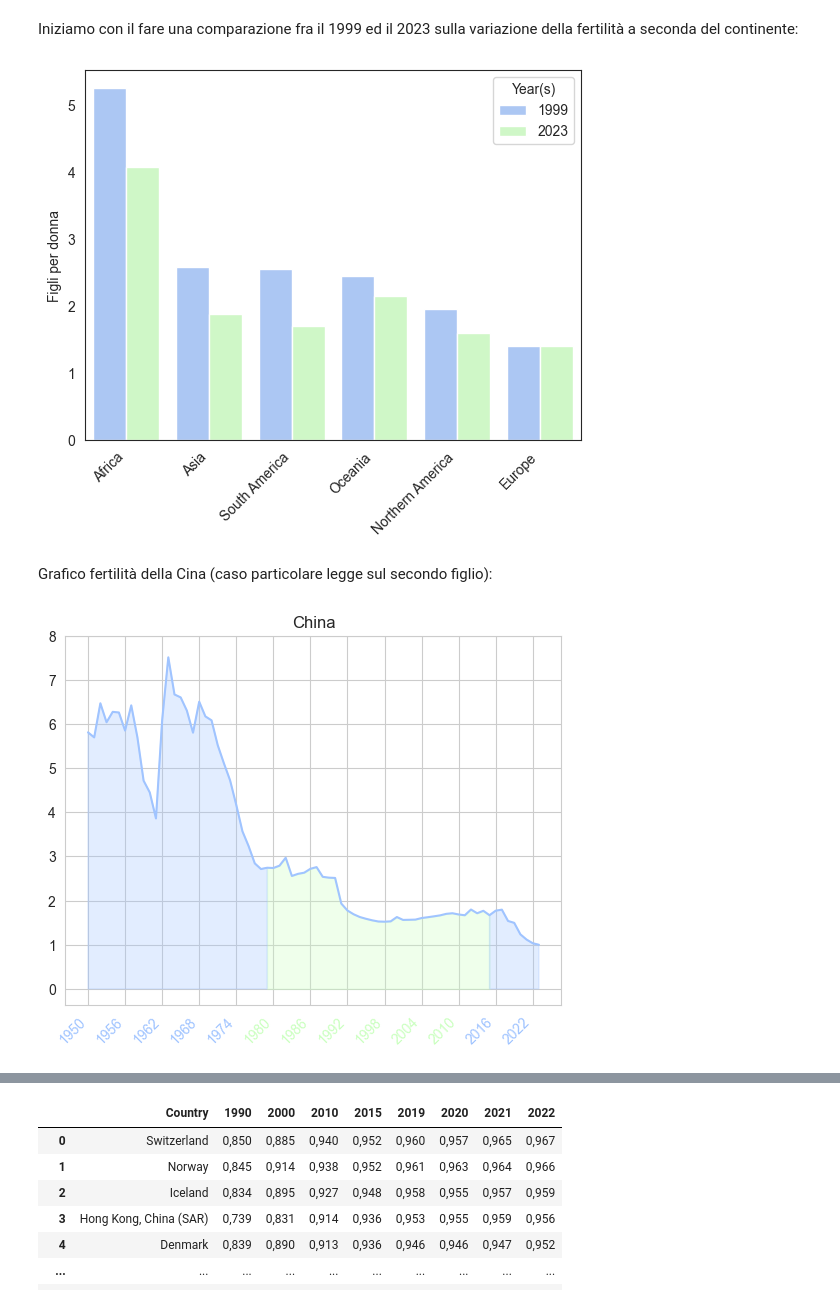
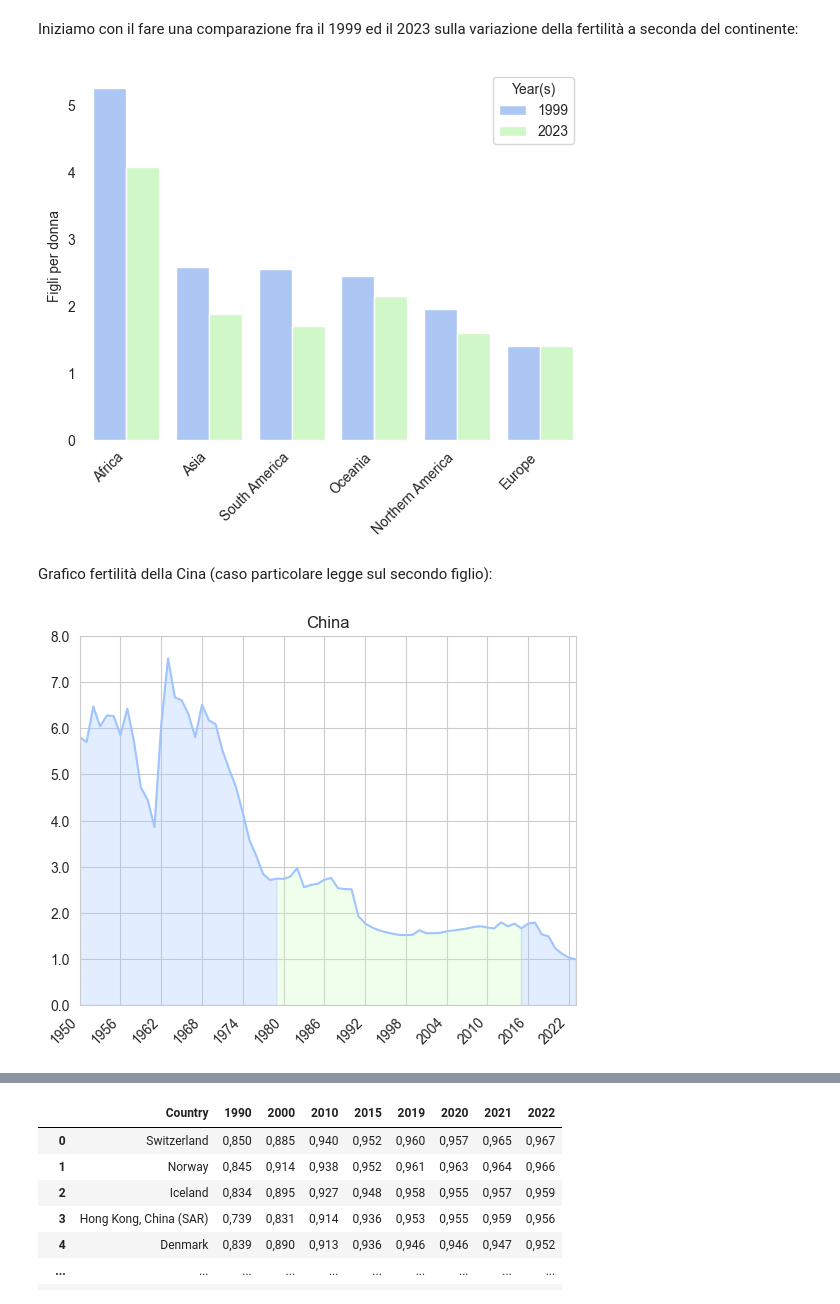
Before and after one commit to ByZeroMatt/SciVis_Project_2024, a Jupyter notebook: src/main/main.ipynb, the cells around one changed output, grey strips where cells are left out. Drawn from its saved outputs; the diff is of its cells as text; code cells hidden in the pictures.

```diff
--- a/src/main/main.ipynb
+++ b/src/main/main.ipynb
@@ -116,9 +117,10 @@ ax = sns.barplot(
 ax.set(xlabel=None)
 plt.xticks(rotation=45, ha='right')
 ax.set(ylabel='Figli per donna')
+sns.despine(left=True, right=True, bottom=True, top=True)
 plt.show()
 # %% [output]
-[figure, old version]
+[figure, new version]
 # %% [markdown]
 Grafico fertilità della Cina (caso particolare legge sul secondo figlio):
 # %%
@@ -128,40 +130,38 @@ fertility_ds_china_3yspan = fertility_ds_china_3yspan[(fertility_ds_china_3yspan
 ax = sns.lineplot(
     data=fertility_ds_china_3yspan,
     x='Year(s)',
     y='Value',
     color='#A0C4FF'
 )
 l1 = ax.lines[0]
 
 x1 = l1.get_xydata()[:, 0]
 y1 = l1.get_xydata()[:, 1]
 ax.fill_between(
     x1, y1,
     where=(x1 >= 1979) & (x1 <= 2015 ),
     color='#CAFFBF',
     alpha=0.3
 )
 ax.fill_between(
     x1, y1,
     where=(x1 <= 1979) | (x1 >= 2015),
     color='#A0C4FF',
     alpha=0.3
 )
 ax.set_title('China')
 ax.set_xlabel('')
 ax.set_ylabel('')
 ax.set_xticks(range(1950, 2024, 6))
 ax.set_xticklabels(labels=range(1950, 2024, 6), rotation=45, ha='right')
+ax.set_xlim(xmin=1950, xmax=2023)
 ax.set_yticks(np.arange(0, 8.01, 1))
-for value, label in enumerate(ax.get_xticklabels()):
-    year = int(label.get_text())
-    if (2015 > year > 1979):
-        label.set_color(color='#CAFFBF')
-    else:
-        label.set_color(color='#A0C4FF')
+ax.set_yticklabels(labels=np.arange(0, 8.01, 1))
+ax.set_ylim(ymin=0)
+
 plt.show()
 # %% [output]
-[figure, old version]
+[figure, new version]
 # %%
 sns.set_style('whitegrid')
 fertility_ds_india_3yspan = pd.read_csv('../../resources/fertility_rate_complete.csv', delimiter=';')
```
Also changed, not shown: parts of 7 cells of this notebook.
